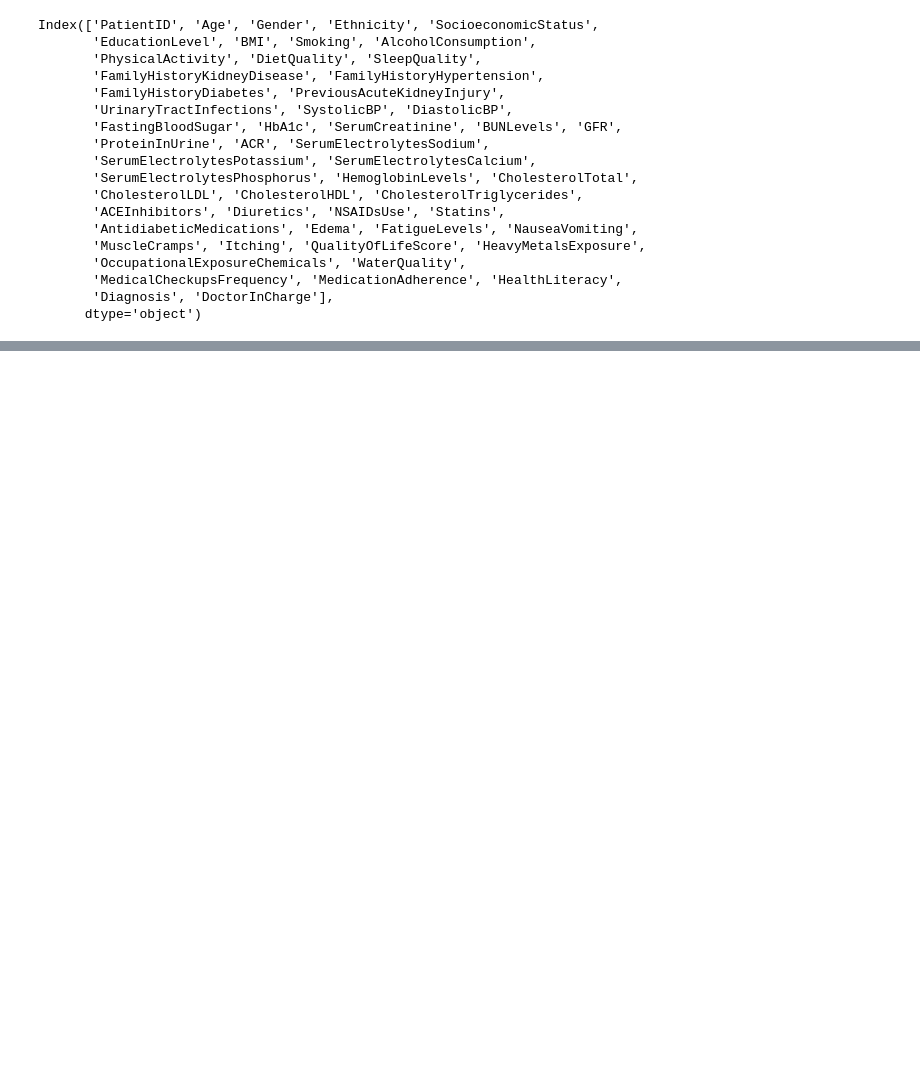
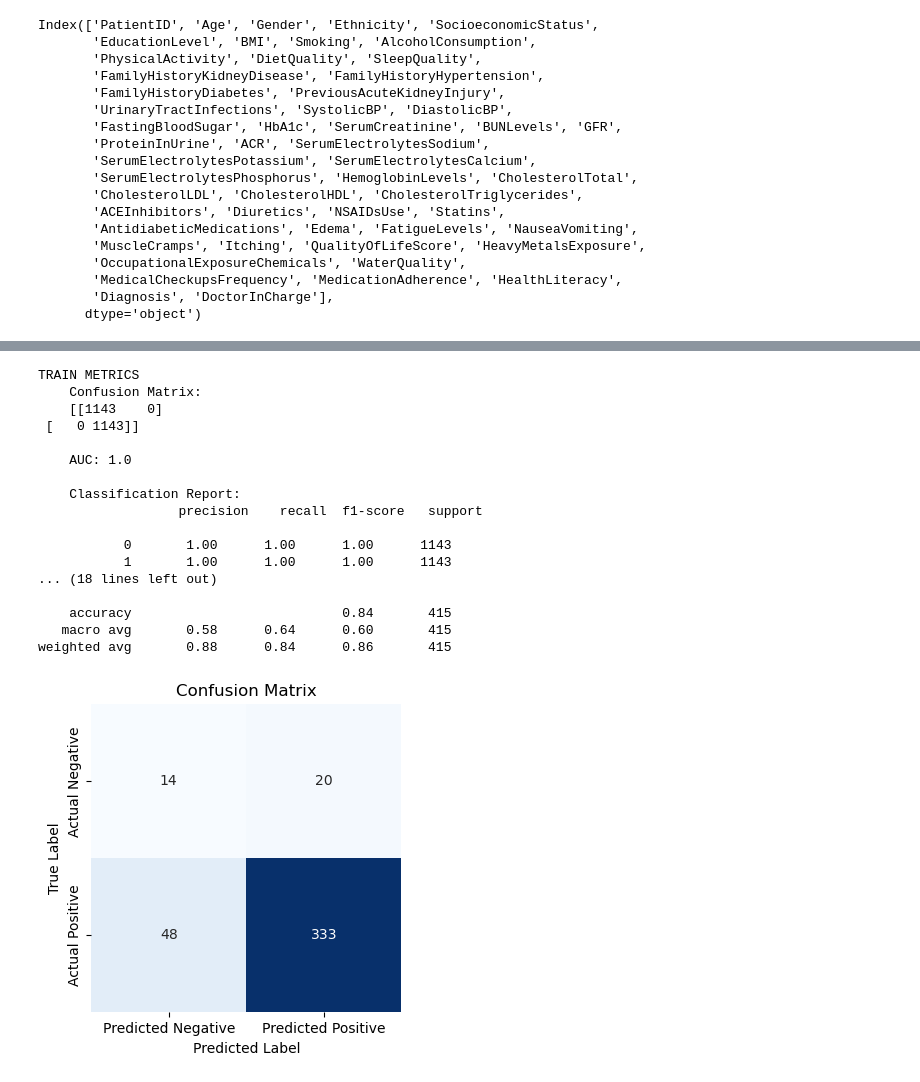
Before and after one commit to TheBoognish138/project-4, a Jupyter notebook: project/notebook.ipynb, the cells around one changed output, grey strips where cells are left out. Cells and saved outputs as stored; diff of their text form; code cells hidden in the pictures; blank space fills up the shorter version.

```diff
--- a/project/notebook.ipynb
+++ b/project/notebook.ipynb
@@ -111,0 +327,28 @@ cols_to_drop = [""]
+# %%
+# Step 2: Init the Model
+dt = Pipeline([
+    ('preprocessor', preprocessor),
+    ('classifier', DecisionTreeClassifier(random_state=42))
+])
+
+# Do Machine Learning
+doClassification(dt, X_train, X_test, y_train, y_test)
+# %% [output]
+TRAIN METRICS
+    Confusion Matrix:
+    [[1143    0]
+ [   0 1143]]
+
+    AUC: 1.0
+
+    Classification Report:
+                  precision    recall  f1-score   support
+
+           0       1.00      1.00      1.00      1143
+           1       1.00      1.00      1.00      1143
+... (18 lines left out)
+
+    accuracy                           0.84       415
+   macro avg       0.58      0.64      0.60       415
+weighted avg       0.88      0.84      0.86       415
+[figure, added]
```
Also changed, not shown: parts of 28 cells of this notebook.
